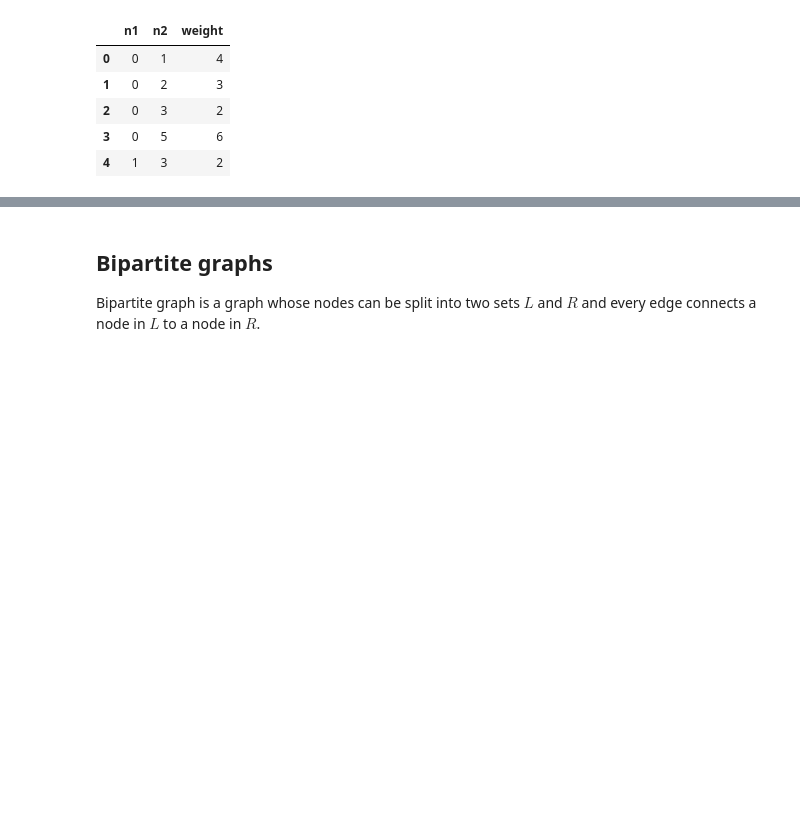
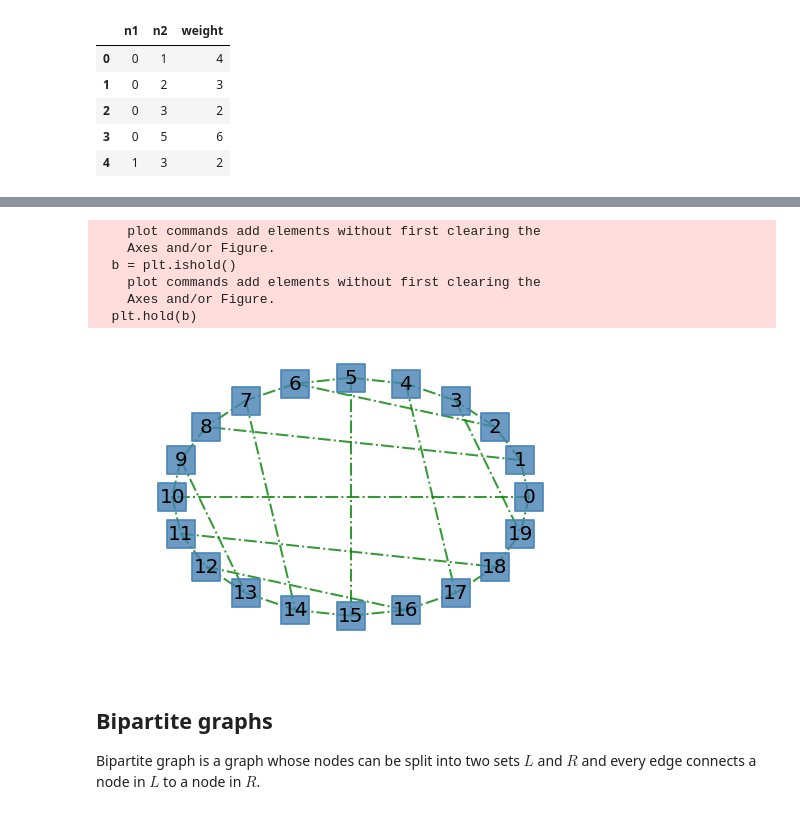
Before and after one commit to mujahed85/data-science-and-machine-learning-in-python, a Jupyter notebook: networkx/networkx.ipynb, the cells around one changed output, grey strips where cells are left out. Cells and saved outputs as stored; diff of their text form; code cells hidden in the pictures; blank space fills up the shorter version.

Commit message:
more on building and drawing graphs

```diff
--- a/networkx/networkx.ipynb
+++ b/networkx/networkx.ipynb
@@ -173,3 +233,26 @@ df.head()
+# %%
+G = nx.dodecahedral_graph()
+nx.draw(G,
+        with_labels = True,
+        node_size = 800, # default 300
+        node_color = "steelblue", # default "red"
+        node_shape = "s", # default "o", must be one of 'so^>v<dph8'
+        alpha = 0.8, # transparency, default 1.0
+        linewidths = 2, #  Line width of symbol border, default =1.0
+        width = 2, # edge width, default 1.0
+        edge_color = "green", # default "red"
+        style = 'dashdot', # Edge line style (solid|dashed|dotted,dashdot)
+        font_size = 20, # default 12
+        pos = nx.circular_layout(G) # one of {circular, random, rescale, shell, spectral, spring}_layout
+       )
+# %% [output]
+    plot commands add elements without first clearing the
+    Axes and/or Figure.
+  b = plt.ishold()
+    plot commands add elements without first clearing the
+    Axes and/or Figure.
+  plt.hold(b)
+[figure, added]
 # %% [markdown]
 ## Bipartite graphs
 
```
Also changed, not shown: parts of 13 cells of this notebook.
